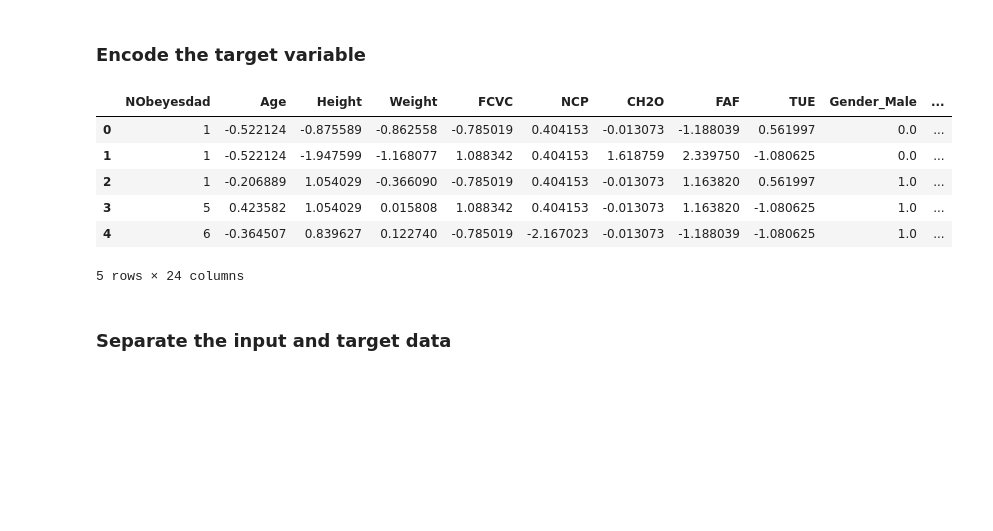
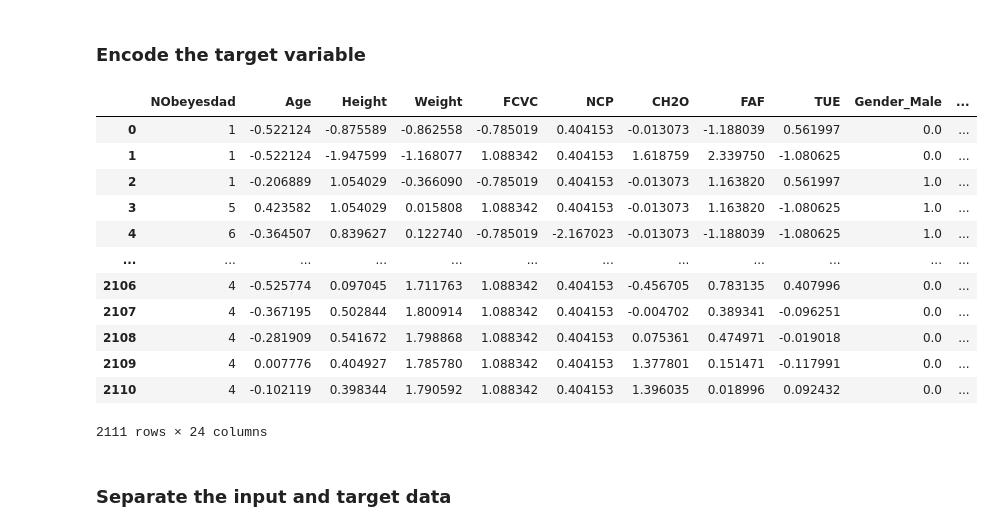
Before and after one commit to abolfazldelavar/IBM-AI-Engineering-with-Python-PyTorch-TensorFlow-Professional-Certificate, a Jupyter notebook: 01 - Machine Learning with Python/03 - Building Supervised Learning Models/02 - Lab: Multi-class Classification/Multi-class_Classification.ipynb, the cells around one changed output. Drawn from its saved outputs; the diff is of its cells as text; code cells hidden in the pictures; blank space fills up the shorter version.

```diff
--- a/01 - Machine Learning with Python/03 - Building Supervised Learning Models/02 - Lab: Multi-class Classification/Multi-class_Classification.ipynb
+++ b/01 - Machine Learning with Python/03 - Building Supervised Learning Models/02 - Lab: Multi-class Classification/Multi-class_Classification.ipynb
@@ -296,15 +395,21 @@ You will observe that all the categorical variables have now been modified to on
 # %%
 # Encoding the target variable
 prepped_data['NObeyesdad'] = prepped_data['NObeyesdad'].astype('category').cat.codes
-prepped_data.head()
+prepped_data
 # %% [output]
 |  | NObeyesdad | Age | Height | Weight | FCVC | NCP | CH2O | FAF | TUE | Gender_Male | ... |
 | 0 | 1 | -0.522124 | -0.875589 | -0.862558 | -0.785019 | 0.404153 | -0.013073 | -1.188039 | 0.561997 | 0.0 | ... |
 | 1 | 1 | -0.522124 | -1.947599 | -1.168077 | 1.088342 | 0.404153 | 1.618759 | 2.339750 | -1.080625 | 0.0 | ... |
 | 2 | 1 | -0.206889 | 1.054029 | -0.366090 | -0.785019 | 0.404153 | -0.013073 | 1.163820 | 0.561997 | 1.0 | ... |
 | 3 | 5 | 0.423582 | 1.054029 | 0.015808 | 1.088342 | 0.404153 | -0.013073 | 1.163820 | -1.080625 | 1.0 | ... |
 | 4 | 6 | -0.364507 | 0.839627 | 0.122740 | -0.785019 | -2.167023 | -0.013073 | -1.188039 | -1.080625 | 1.0 | ... |
+| ... | ... | ... | ... | ... | ... | ... | ... | ... | ... | ... | ... |
+| 2106 | 4 | -0.525774 | 0.097045 | 1.711763 | 1.088342 | 0.404153 | -0.456705 | 0.783135 | 0.407996 | 0.0 | ... |
+| 2107 | 4 | -0.367195 | 0.502844 | 1.800914 | 1.088342 | 0.404153 | -0.004702 | 0.389341 | -0.096251 | 0.0 | ... |
+| 2108 | 4 | -0.281909 | 0.541672 | 1.798868 | 1.088342 | 0.404153 | 0.075361 | 0.474971 | -0.019018 | 0.0 | ... |
+| 2109 | 4 | 0.007776 | 0.404927 | 1.785780 | 1.088342 | 0.404153 | 1.377801 | 0.151471 | -0.117991 | 0.0 | ... |
+| 2110 | 4 | -0.102119 | 0.398344 | 1.790592 | 1.088342 | 0.404153 | 1.396035 | 0.018996 | 0.092432 | 0.0 | ... |
-5 rows × 24 columns
+2111 rows × 24 columns
 # %% [markdown]
 ### Separate the input and target data
 # %%
```
Also changed, not shown: parts of 9 cells of this notebook, 7 other files.
